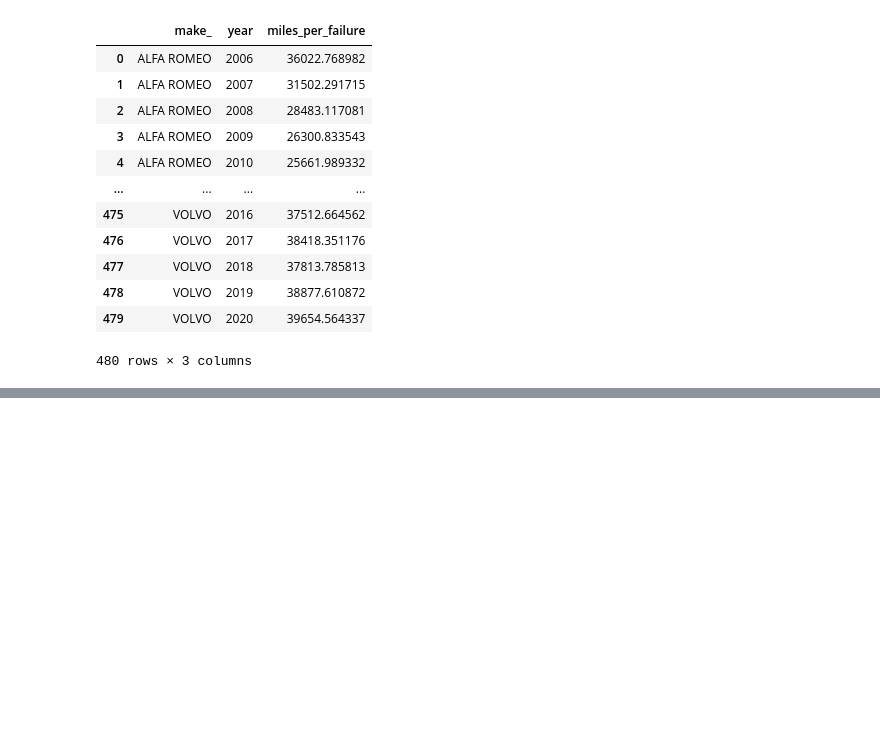
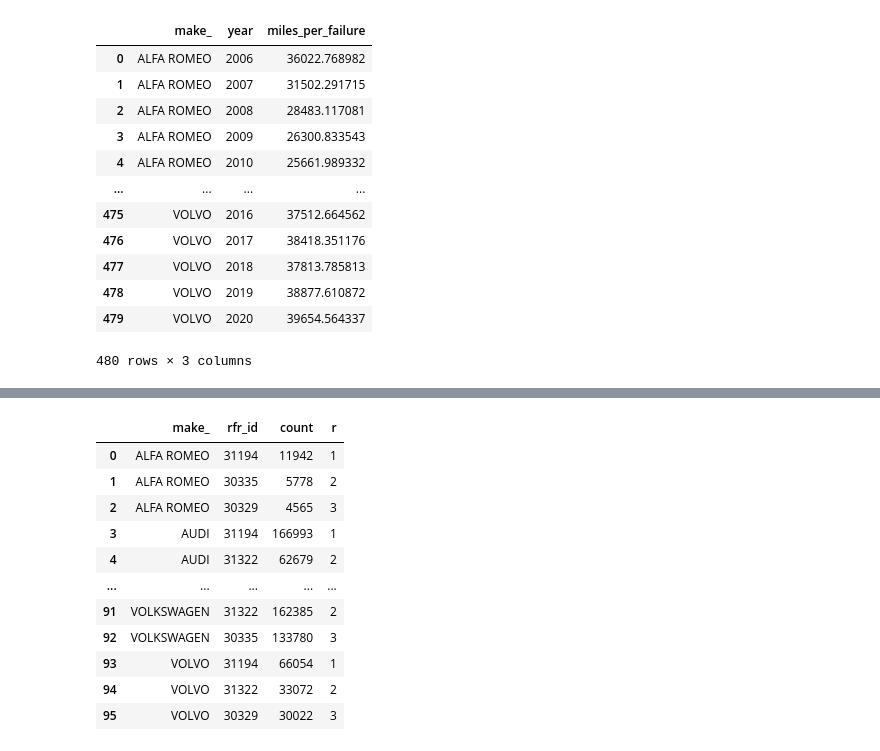
Before and after one commit to michalc/dft-mot-analysis, a Jupyter notebook: explore.ipynb, the cells around one changed output, grey strips where cells are left out. Drawn from its saved outputs; the diff is of its cells as text; code cells hidden in the pictures; blank space fills up the shorter version.

```diff
--- a/explore.ipynb
+++ b/explore.ipynb
@@ -1124,0 +1330,85 @@ ax.yaxis.set_major_formatter(
+# %%
+makes = ['ALFA ROMEO',
+ 'AUDI',
+ 'BMW',
+ 'CHEVROLET',
+ 'CITROEN',
+ 'DACIA',
+ 'FIAT',
+ 'FORD',
+ 'HONDA',
+ 'HYUNDAI',
+ 'JAGUAR',
+ 'KIA',
+ 'LAND ROVER',
+ 'LEXUS',
+ 'MAZDA',
+ 'MERCEDES',
+ 'MERCEDES-BENZ',
+ 'MG',
+ 'MINI',
+ 'MITSUBISHI',
+ 'NISSAN',
+ 'PEUGEOT',
+ 'PORSCHE',
+ 'RENAULT',
+ 'ROVER',
+ 'SAAB',
+ 'SEAT',
+ 'SKODA',
+ 'SUZUKI',
+ 'TOYOTA',
+ 'VAUXHALL',
+ 'VOLKSWAGEN',
+ 'VOLVO']
+make_str = ','.join(['?'] * len(makes))
+df = pd.read_sql_query(f"""
+    SELECT
+        *
+    FROM (
+        SELECT
+            *,
+            row_number() OVER (
+                PARTITION BY make_
+                ORDER BY count DESC
+            ) AS r
+        FROM (
+            SELECT
+                CASE make
+                   WHEN 'MERCEDES-BENZ' THEN
+                       'MERCEDES'
+                   ELSE
+                       make
+                END AS make_,
+                rfr_id,
+                count(*) AS count
+            FROM
+                tests
+            LEFT JOIN
+                test_items ON test_items.test_id = tests.test_id
+            WHERE
+                test_class_id=4 AND test_type = 'NT' AND test_date LIKE '2020-%' AND test_result = 'F'
+                AND make IN ({make_str})
+            GROUP BY
+                make_, rfr_id
+        )
+    )
+    WHERE
+        r <= 3
+    ORDER BY
+        make_, r
+""", con, params=makes)
+df
+# %% [output]
+|  | make_ | rfr_id | count | r |
+| 0 | ALFA ROMEO | 31194 | 11942 | 1 |
+| 1 | ALFA ROMEO | 30335 | 5778 | 2 |
+| 2 | ALFA ROMEO | 30329 | 4565 | 3 |
+| 3 | AUDI | 31194 | 166993 | 1 |
+| 4 | AUDI | 31322 | 62679 | 2 |
+| ... | ... | ... | ... | ... |
+| 91 | VOLKSWAGEN | 31322 | 162385 | 2 |
+| 92 | VOLKSWAGEN | 30335 | 133780 | 3 |
+| 93 | VOLVO | 31194 | 66054 | 1 |
+| 94 | VOLVO | 31322 | 33072 | 2 |
+| 95 | VOLVO | 30329 | 30022 | 3 |
```
Also changed, not shown: parts of 21 cells of this notebook, 1 other file.
